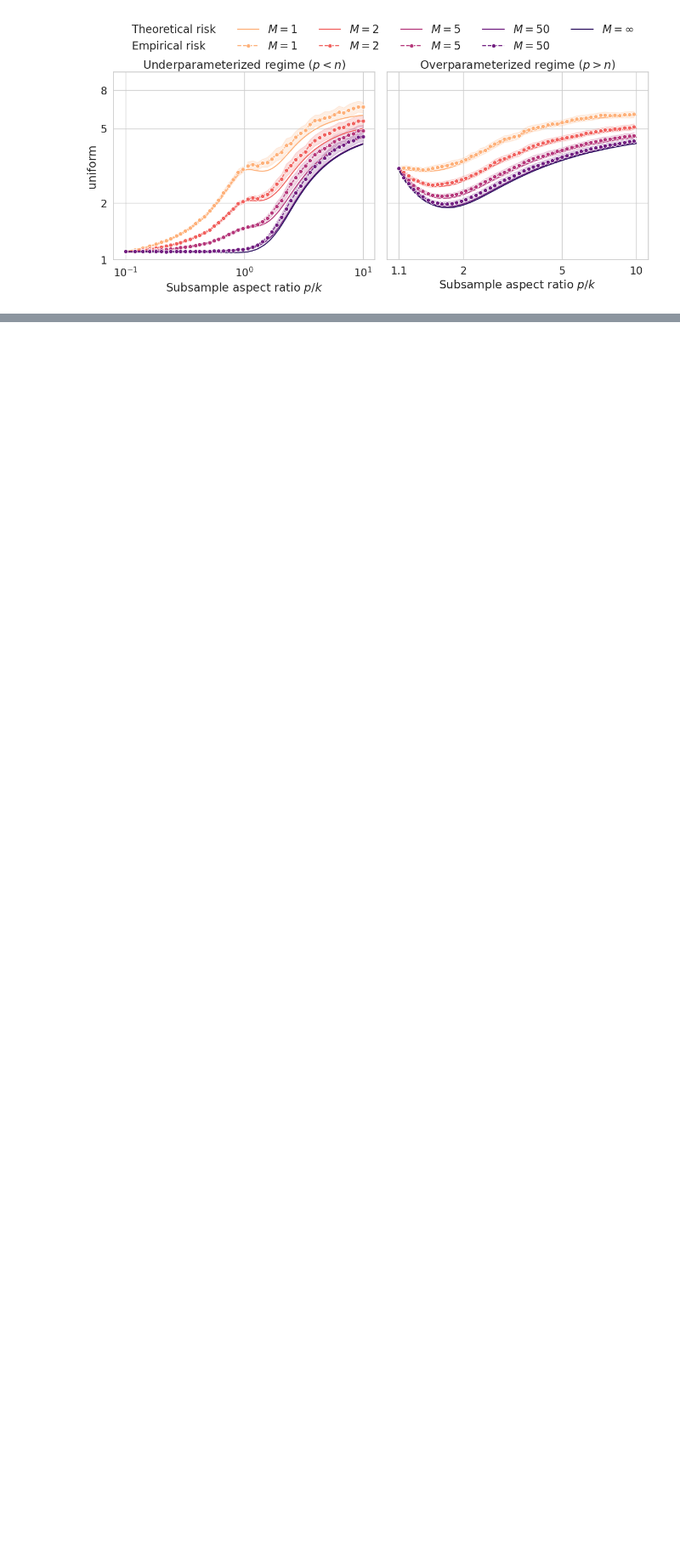
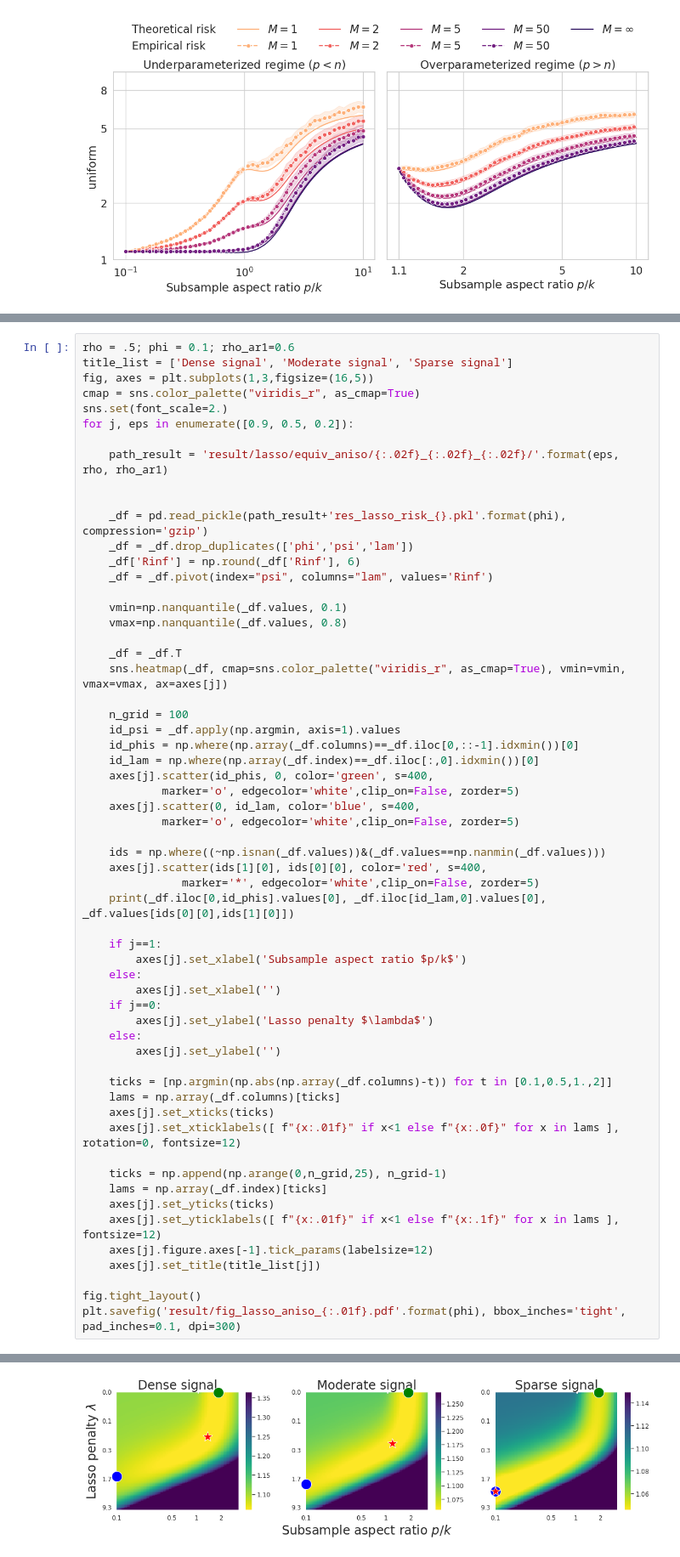
Before and after one commit to jaydu1/subagging-asymptotics, a Jupyter notebook: Plot.ipynb, the cells around one changed output, grey strips where cells are left out. Shown at 85% size. Saved outputs shown, nothing was run; the diff lists cells and outputs as text; blank space fills up the shorter version.

```diff
--- a/Plot.ipynb
+++ b/Plot.ipynb
@@ -1395,0 +1486,60 @@ plt.savefig('result/fig_opt_risk_{:.02f}_aniso.pdf'.format(rho), bbox_inches='ti
+# %%
+rho = .5; phi = 0.1; rho_ar1=0.6
+title_list = ['Dense signal', 'Moderate signal', 'Sparse signal']
+fig, axes = plt.subplots(1,3,figsize=(16,5))
+cmap = sns.color_palette("viridis_r", as_cmap=True)
+sns.set(font_scale=2.)
+for j, eps in enumerate([0.9, 0.5, 0.2]):
+
+    path_result = 'result/lasso/equiv_aniso/{:.02f}_{:.02f}_{:.02f}/'.format(eps, rho, rho_ar1)
+
+
+    _df = pd.read_pickle(path_result+'res_lasso_risk_{}.pkl'.format(phi), compression='gzip')
+    _df = _df.drop_duplicates(['phi','psi','lam'])
+    _df['Rinf'] = np.round(_df['Rinf'], 6)
+    _df = _df.pivot(index="psi", columns="lam", values='Rinf')
+
+    vmin=np.nanquantile(_df.values, 0.1)
+    vmax=np.nanquantile(_df.values, 0.8)
+
+    _df = _df.T
+    sns.heatmap(_df, cmap=sns.color_palette("viridis_r", as_cmap=True), vmin=vmin, vmax=vmax, ax=axes[j])
+
+    n_grid = 100
+    id_psi = _df.apply(np.argmin, axis=1).values
+    id_phis = np.where(np.array(_df.columns)==_df.iloc[0,::-1].idxmin())[0]
+    id_lam = np.where(np.array(_df.index)==_df.iloc[:,0].idxmin())[0]
+    axes[j].scatter(id_phis, 0, color='green', s=400,
+            marker='o', edgecolor='white',clip_on=False, zorder=5)
+    axes[j].scatter(0, id_lam, color='blue', s=400,
+            marker='o', edgecolor='white',clip_on=False, zorder=5)
+
+    ids = np.where((~np.isnan(_df.values))&(_df.values==np.nanmin(_df.values)))
+    axes[j].scatter(ids[1][0], ids[0][0], color='red', s=400,
+               marker='*', edgecolor='white',clip_on=False, zorder=5)
+    print(_df.iloc[0,id_phis].values[0], _df.iloc[id_lam,0].values[0], _df.values[ids[0][0],ids[1][0]])
+
+    if j==1:
+        axes[j].set_xlabel('Subsample aspect ratio $p/k$')
+    else:
+        axes[j].set_xlabel('')
+    if j==0:
+        axes[j].set_ylabel('Lasso penalty $\lambda$')
+    else:
+        axes[j].set_ylabel('')
+
+    ticks = [np.argmin(np.abs(np.array(_df.columns)-t)) for t in [0.1,0.5,1.,2]]
+    lams = np.array(_df.columns)[ticks]
+    axes[j].set_xticks(ticks)
+    axes[j].set_xticklabels([ f"{x:.01f}" if x<1 else f"{x:.0f}" for x in lams ], rotation=0, fontsize=12)
+
+    ticks = np.append(np.arange(0,n_grid,25), n_grid-1)
+    lams = np.array(_df.index)[ticks]
+    axes[j].set_yticks(ticks)
+    axes[j].set_yticklabels([ f"{x:.01f}" if x<1 else f"{x:.1f}" for x in lams ], fontsize=12)
+    axes[j].figure.axes[-1].tick_params(labelsize=12)
+    axes[j].set_title(title_list[j])
+
+fig.tight_layout()
+plt.savefig('result/fig_lasso_aniso_{:.01f}.pdf'.format(phi), bbox_inches='tight', pad_inches=0.1, dpi=300)
+# %% [output]
@@ -1395,0 +1549 @@ plt.savefig('result/fig_opt_risk_{:.02f}_aniso.pdf'.format(rho), bbox_inches='ti
+[figure, added]
```
Also changed, not shown: parts of 17 cells of this notebook, 2 other files.
